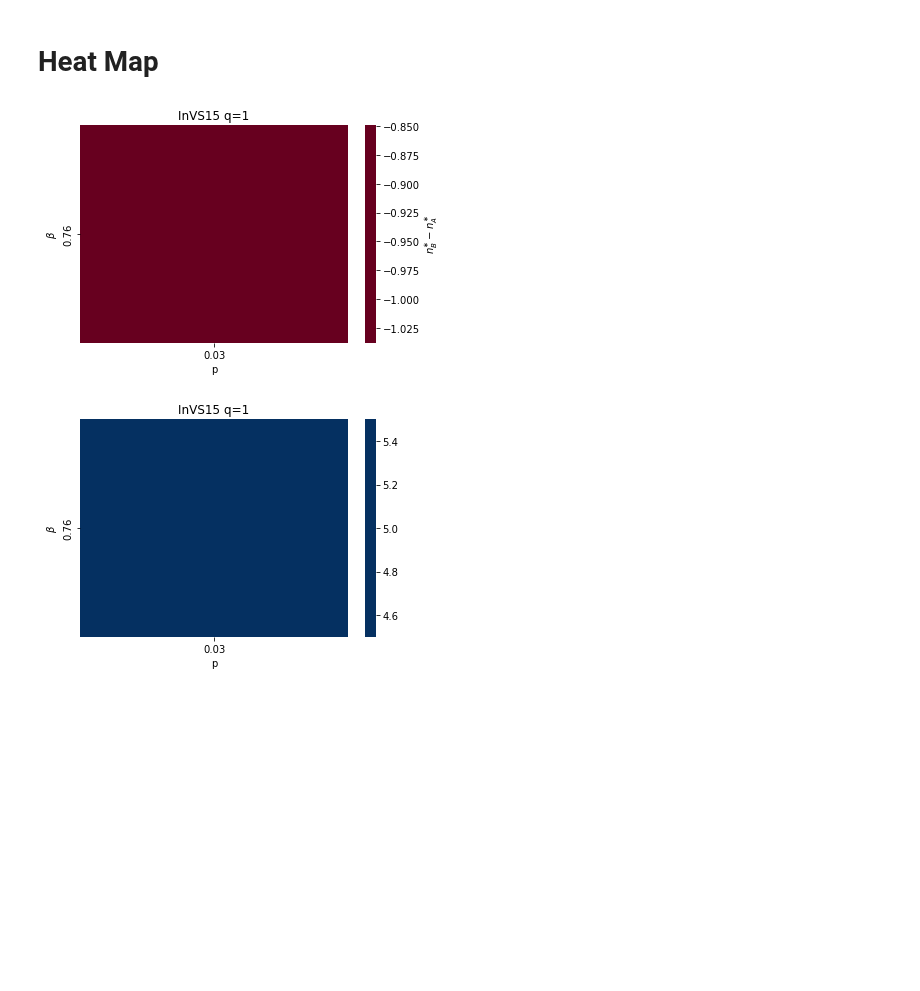
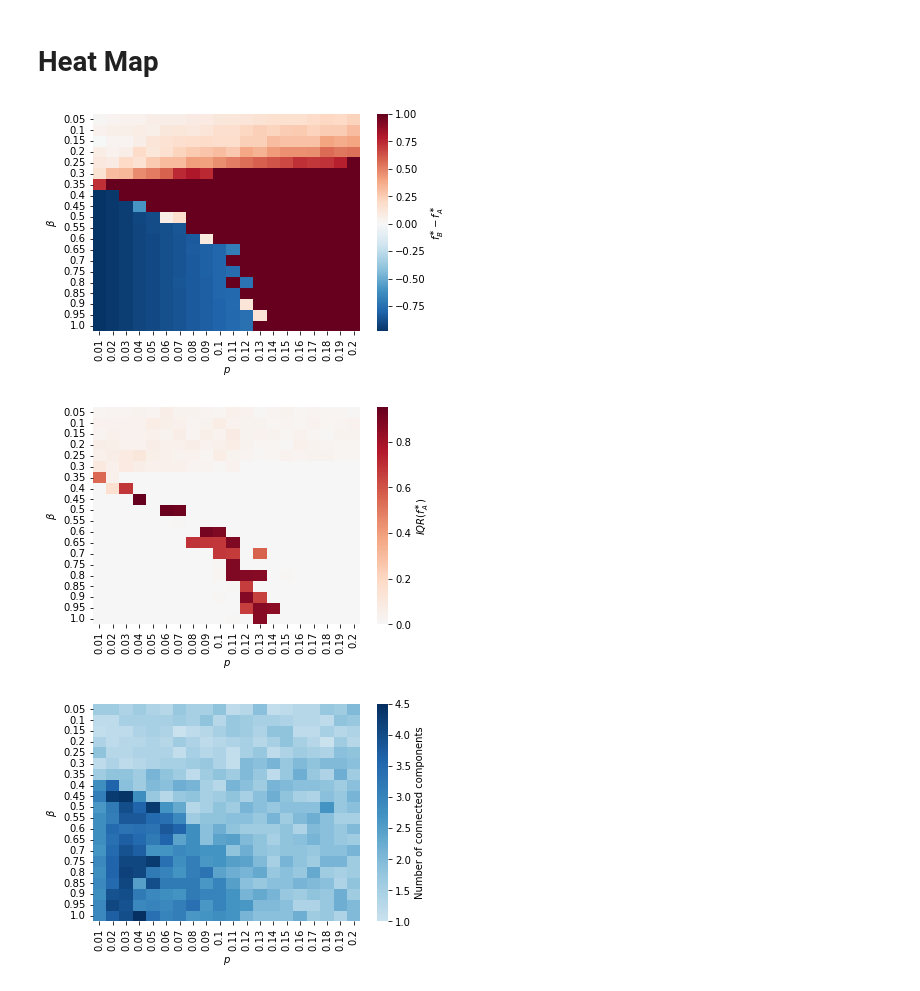
Before and after one commit to tomcjackc/higher-order-social-dynamics, a Jupyter notebook: higher order ng (adaptive traveling speaker v2)/fig_3_traveling_speaker.ipynb, the cells around one changed output. Drawn from its saved outputs; the diff is of its cells as text; code cells hidden in the pictures; blank space fills up the shorter version.

```diff
--- a/higher order ng (adaptive traveling speaker v2)/fig_3_traveling_speaker.ipynb
+++ b/higher order ng (adaptive traveling speaker v2)/fig_3_traveling_speaker.ipynb
@@ -20,9 +20,9 @@ import seaborn as sb
 
 #mpl.style.use('report_style.mplstyle')
 # %%
-prop_committed = [0.03]
-betas = [0.76]
-ensemble_size = 1
+prop_committed = np.linspace(0.01, 0.2, num=20)
+betas = np.linspace(0.05, 1, num=20)
+ensemble_size = 10
 run_length = 10**5
 qs = [1]
 social_structures = ['InVS15']#, 'LyonSchool', 'SFHH', 'Thiers13']
@@ -69,43 +69,53 @@ for social_structure in social_structures:
 
 for social_structure in social_structures:
 
     for q in qs:
 
         fname_A = f'heatmap_A_res_{len(prop_committed)}x{len(betas)}_{social_structure}_{q}_{run_length}_{ensemble_size}'
         data_A = pd.read_csv(f'finished_outputs/{fname_A}.csv', index_col=0)
         fname_A = f'heatmap_A25_res_{len(prop_committed)}x{len(betas)}_{social_structure}_{q}_{run_length}_{ensemble_size}'
         data_A25 = pd.read_csv(f'finished_outputs/{fname_A}.csv', index_col=0)
         fname_A = f'heatmap_A75_res_{len(prop_committed)}x{len(betas)}_{social_structure}_{q}_{run_length}_{ensemble_size}'
         data_A75 = pd.read_csv(f'finished_outputs/{fname_A}.csv', index_col=0)
         fname_B = f'heatmap_B_res_{len(prop_committed)}x{len(betas)}_{social_structure}_{q}_{run_length}_{ensemble_size}'
         data_B = pd.read_csv(f'finished_outputs/{fname_B}.csv', index_col=0)
         fname_B = f'heatmap_B25_res_{len(prop_committed)}x{len(betas)}_{social_structure}_{q}_{run_length}_{ensemble_size}'
         data_B25 = pd.read_csv(f'finished_outputs/{fname_B}.csv', index_col=0)
         fname_B = f'heatmap_B75_res_{len(prop_committed)}x{len(betas)}_{social_structure}_{q}_{run_length}_{ensemble_size}'
         data_B75 = pd.read_csv(f'finished_outputs/{fname_B}.csv', index_col=0)
         fname_components_avg = f'heatmap_components_avg_{len(prop_committed)}x{len(betas)}_{social_structure}_{q}_{run_length}_{ensemble_size}'
         data_components_avg = pd.read_csv(f'finished_outputs/{fname_components_avg}.csv', index_col=0)
-        fname_components_std = f'heatmap_components_std_{len(prop_committed)}x{len(betas)}_{social_structure}_{q}_{run_length}_{ensemble_size}'
-        data_components_std = pd.read_csv(f'finished_outputs/{fname_components_std}.csv', index_col=0)
+        #fname_components_std = f'heatmap_components_std_{len(prop_committed)}x{len(betas)}_{social_structure}_{q}_{run_length}_{ensemble_size}'
+        #data_components_std = pd.read_csv(f'finished_outputs/{fname_components_std}.csv', index_col=0)
 
 
         plt.figure()
-        colormap = sb.color_palette(palette="RdBu", n_colors=None, desat=None, as_cmap=True)
-        sb.heatmap(data_B-data_A, cbar_kws={'label':r'$n_{B}^{\ast}-n_{A}^{\ast}$'}, cmap=colormap, center=0)
-        plt.title(f'{social_structure} q={q}')
-        plt.xlabel('p')
+        colormap = sb.color_palette(palette="RdBu_r", n_colors=None, desat=None, as_cmap=True)
+        sb.heatmap(data_B-data_A, cbar_kws={'label':r'$f_{B}^{\ast}-f_{A}^{\ast}$'}, cmap=colormap, center=0)
+        #plt.title(f'{social_structure} q={q}')
+        plt.xlabel(r'$p$')
         plt.ylabel(r'$\beta$')
-        plt.savefig(f'figures/heatmap_res_{len(prop_committed)}x{len(betas)}_{social_structure}_{q}_{run_length}_{ensemble_size}.pdf')
+        plt.savefig(f'figures/heatmap_res_{len(prop_committed)}x{len(betas)}_{social_structure}_{q}_{run_length}_{ensemble_size}.pdf', bbox_inches='tight')
+        plt.show()
+
+        plt.figure()
+        colormap = sb.color_palette(palette="RdBu_r", n_colors=None, desat=None, as_cmap=True)
+        sb.heatmap(data_A75-data_A25, cbar_kws={'label':r'$IQR(f_{A}^{\ast})$'}, cmap=colormap, center=0)
+        #plt.title(f'{social_structure} q={q}')
+        plt.xlabel(r'$p$')
+        plt.ylabel(r'$\beta$')
+        plt.savefig(f'figures/error_heatmap_res_{len(prop_committed)}x{len(betas)}_{social_structure}_{q}_{run_length}_{ensemble_size}.pdf', bbox_inches='tight')
         plt.show()
 
         plt.figure()
         colormap = sb.color_palette(palette="RdBu", n_colors=None, desat=None, as_cmap=True)
-        sb.heatmap(data_components_avg, cbar_kws={'label':r''}, cmap=colormap, center=0)
-        plt.title(f'{social_structure} q={q}')
-        plt.xlabel('p')
+        sb.heatmap(data_components_avg, cbar_kws={'label':r'Number of connected components'}, cmap=colormap, center=0)
+        #plt.title(f'{social_structure} q={q}')
+        plt.xlabel(r'$p$')
         plt.ylabel(r'$\beta$')
-        plt.savefig(f'figures/heatmap_components_res_{len(prop_committed)}x{len(betas)}_{social_structure}_{q}_{run_length}_{ensemble_size}.pdf')
+        plt.savefig(f'figures/heatmap_components_res_{len(prop_committed)}x{len(betas)}_{social_structure}_{q}_{run_length}_{ensemble_size}.pdf', bbox_inches='tight')
         plt.show()
 # %% [output]
-[figure, old version]
+[figure, new version]
-[figure, old version]
+[figure, new version]
+[figure, added]
```
Also changed, not shown: 50 other files.
